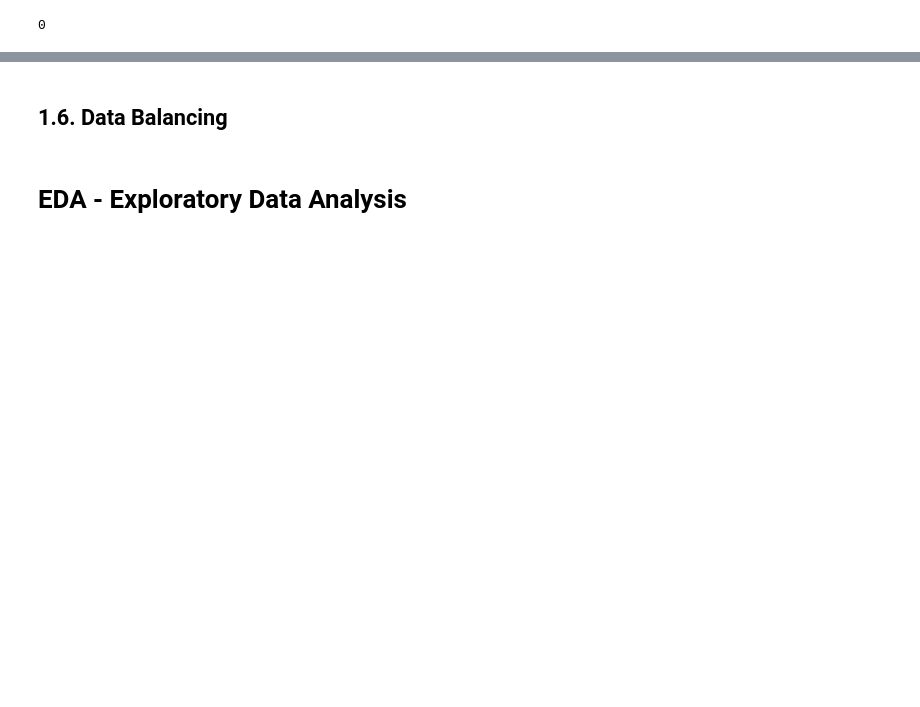
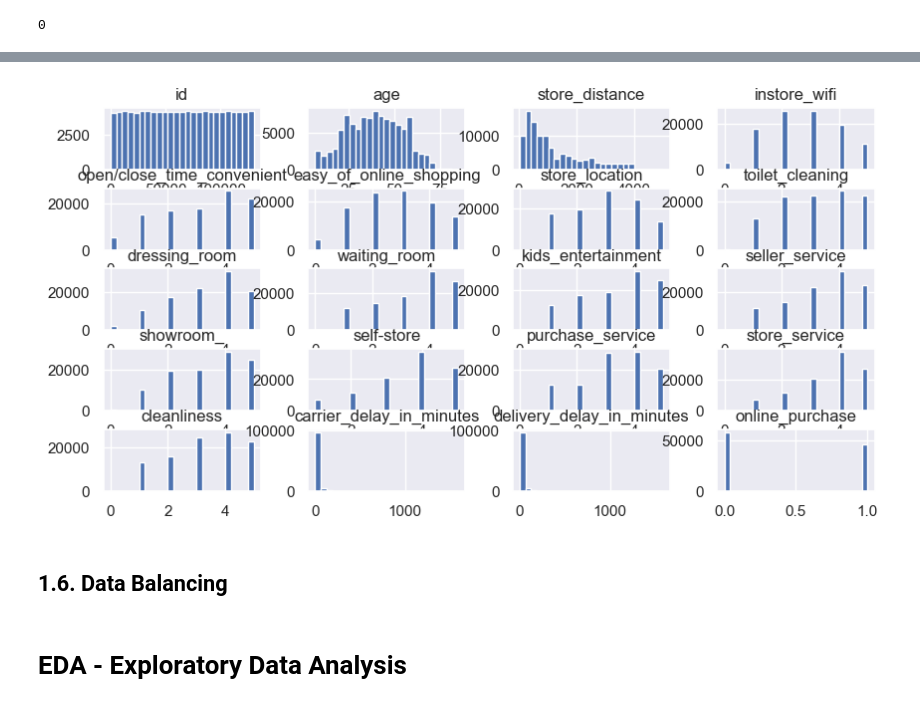
Before and after one commit to HallanMiranda/InStyle_Net_Promoter_Score, a Jupyter notebook: ciclo01.ipynb, the cells around one changed output, grey strips where cells are left out. Cells and saved outputs as stored; diff of their text form; code cells hidden in the pictures; blank space fills up the shorter version.

```diff
--- a/ciclo01.ipynb
+++ b/ciclo01.ipynb
@@ -285,0 +492,5 @@ df.duplicated().sum()
+# %%
+# Online/in person purchase
+# se o valor de "delivery_delay_in_minutes" for igual a zero, isso significa que a entrega do produto foi feita imediatamente, o que indica que a compra foi presencial. Nesse caso, atribuímos o valor 0 para a coluna "online_purchase".
+# Caso contrário, se o valor de "delivery_delay_in_minutes" for diferente de zero, isso indica que houve um tempo de entrega, o que sugere que a compra foi feita online. Nesse caso, atribuímos o valor 1 para a coluna "online_purchase".
+df1['online_purchase'] = df1['delivery_delay_in_minutes'].apply(lambda x: 0 if x == 0 else 1 )
@@ -285,0 +499,2 @@ df.duplicated().sum()
+# %%
+df3 = df1.copy()
@@ -285,0 +503,2 @@ df.duplicated().sum()
+# %%
+df4 = df3.copy()
@@ -285,0 +514,2 @@ df.duplicated().sum()
+# %%
+df_num = df4.select_dtypes(include=['int64', 'float64'])
@@ -286,3 +527,8 @@ df.duplicated().sum()
+# %%
+sns.set(rc={'figure.figsize':(10,5)})
+df_num.hist(bins=25);
+# %% [output]
+[figure, added]
 # %% [markdown]
 ## 1.6. Data Balancing
 # %%
```
Also changed, not shown: parts of 76 cells of this notebook, 4 other files.
